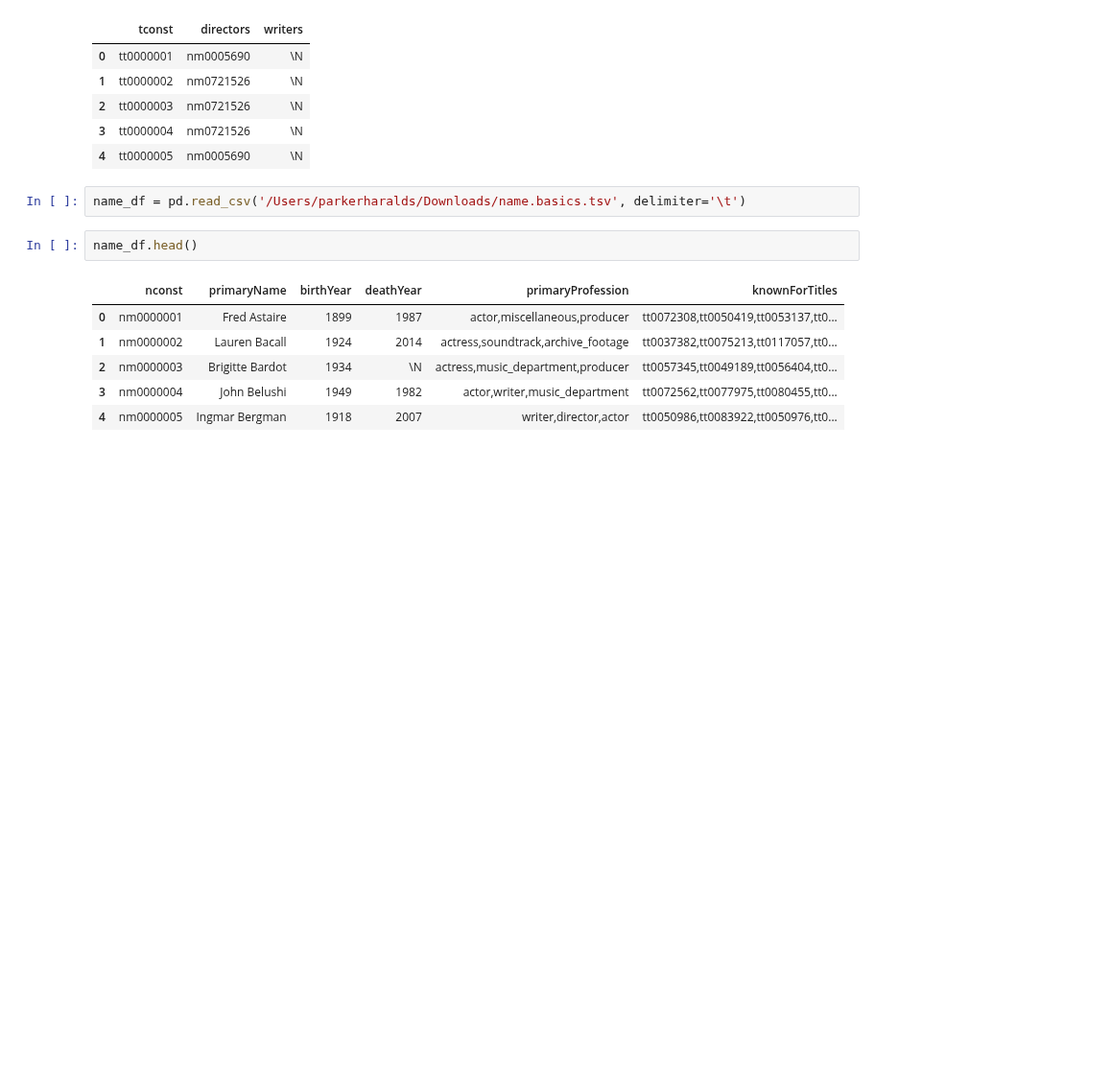
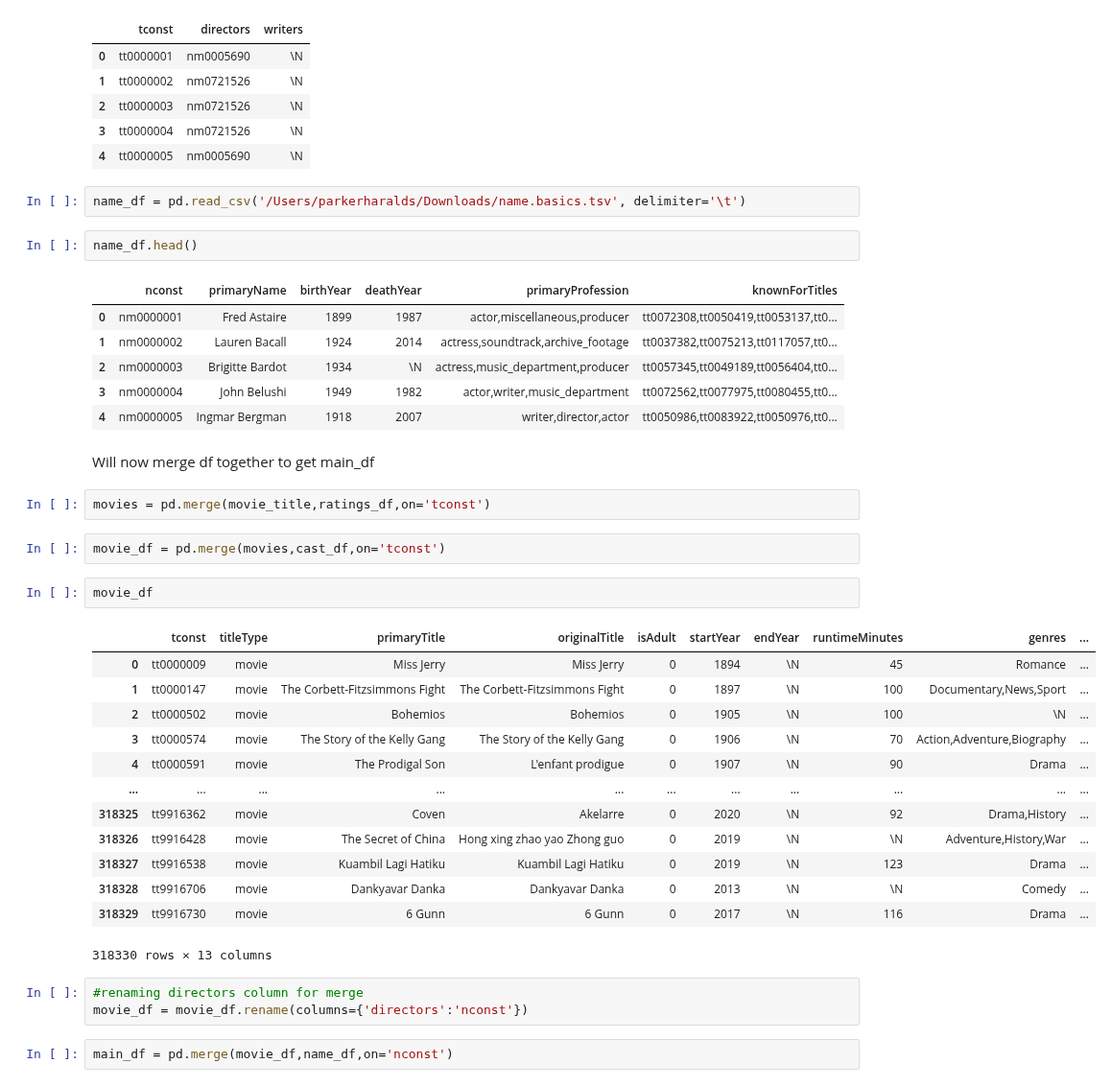
Before and after one commit to ParkerHar/Popular-Movie-Analysis, a Jupyter notebook: movie_data_merge.ipynb, the cells around one changed output. Shown at 96% size. Saved outputs shown, nothing was run; the diff lists cells and outputs as text; blank space fills up the shorter version.

Commit message:
Created main_df by merging previous IMDB data

```diff
--- a/movie_data_merge.ipynb
+++ b/movie_data_merge.ipynb
@@ -80,3 +80,30 @@ name_df.head()
 | 2 | nm0000003 | Brigitte Bardot | 1934 | \N | actress,music_department,producer | tt0057345,tt0049189,tt0056404,tt0... |
 | 3 | nm0000004 | John Belushi | 1949 | 1982 | actor,writer,music_department | tt0072562,tt0077975,tt0080455,tt0... |
 | 4 | nm0000005 | Ingmar Bergman | 1918 | 2007 | writer,director,actor | tt0050986,tt0083922,tt0050976,tt0... |
+# %% [markdown]
+Will now merge df together to get main_df
+# %%
+movies = pd.merge(movie_title,ratings_df,on='tconst')
+# %%
+movie_df = pd.merge(movies,cast_df,on='tconst')
+# %%
+movie_df
+# %% [output]
+|  | tconst | titleType | primaryTitle | originalTitle | isAdult | startYear | endYear | runtimeMinutes | genres | ... |
+| 0 | tt0000009 | movie | Miss Jerry | Miss Jerry | 0 | 1894 | \N | 45 | Romance | ... |
+| 1 | tt0000147 | movie | The Corbett-Fitzsimmons Fight | The Corbett-Fitzsimmons Fight | 0 | 1897 | \N | 100 | Documentary,News,Sport | ... |
+| 2 | tt0000502 | movie | Bohemios | Bohemios | 0 | 1905 | \N | 100 | \N | ... |
+| 3 | tt0000574 | movie | The Story of the Kelly Gang | The Story of the Kelly Gang | 0 | 1906 | \N | 70 | Action,Adventure,Biography | ... |
+| 4 | tt0000591 | movie | The Prodigal Son | L'enfant prodigue | 0 | 1907 | \N | 90 | Drama | ... |
+| ... | ... | ... | ... | ... | ... | ... | ... | ... | ... | ... |
+| 318325 | tt9916362 | movie | Coven | Akelarre | 0 | 2020 | \N | 92 | Drama,History | ... |
+| 318326 | tt9916428 | movie | The Secret of China | Hong xing zhao yao Zhong guo | 0 | 2019 | \N | \N | Adventure,History,War | ... |
+| 318327 | tt9916538 | movie | Kuambil Lagi Hatiku | Kuambil Lagi Hatiku | 0 | 2019 | \N | 123 | Drama | ... |
+| 318328 | tt9916706 | movie | Dankyavar Danka | Dankyavar Danka | 0 | 2013 | \N | \N | Comedy | ... |
+| 318329 | tt9916730 | movie | 6 Gunn | 6 Gunn | 0 | 2017 | \N | 116 | Drama | ... |
+318330 rows × 13 columns
+# %%
+#renaming directors column for merge
+movie_df = movie_df.rename(columns={'directors':'nconst'})
+# %%
+main_df = pd.merge(movie_df,name_df,on='nconst')
```
Also changed, not shown: parts of 2 cells of this notebook.
